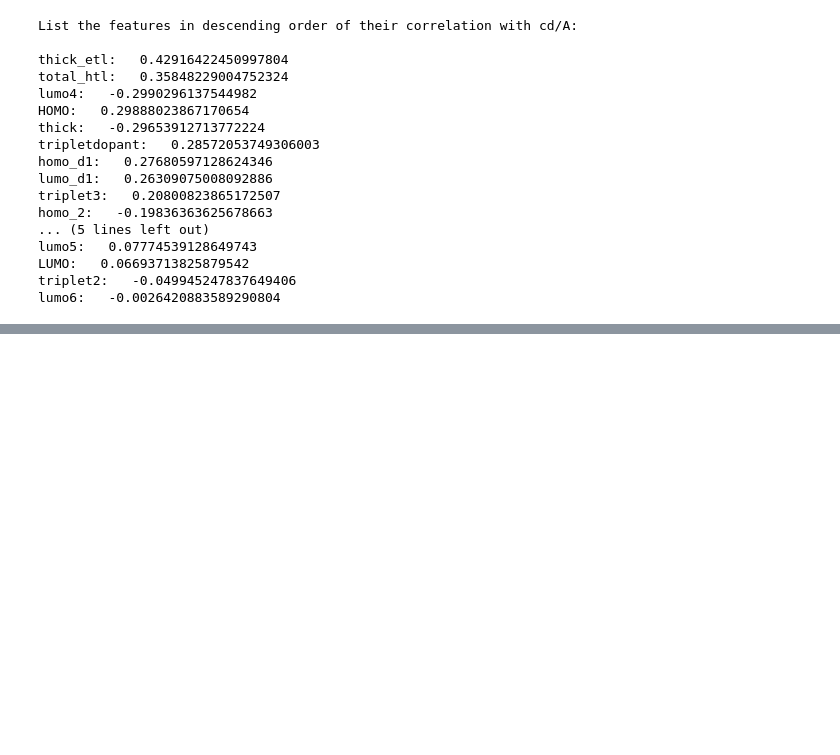
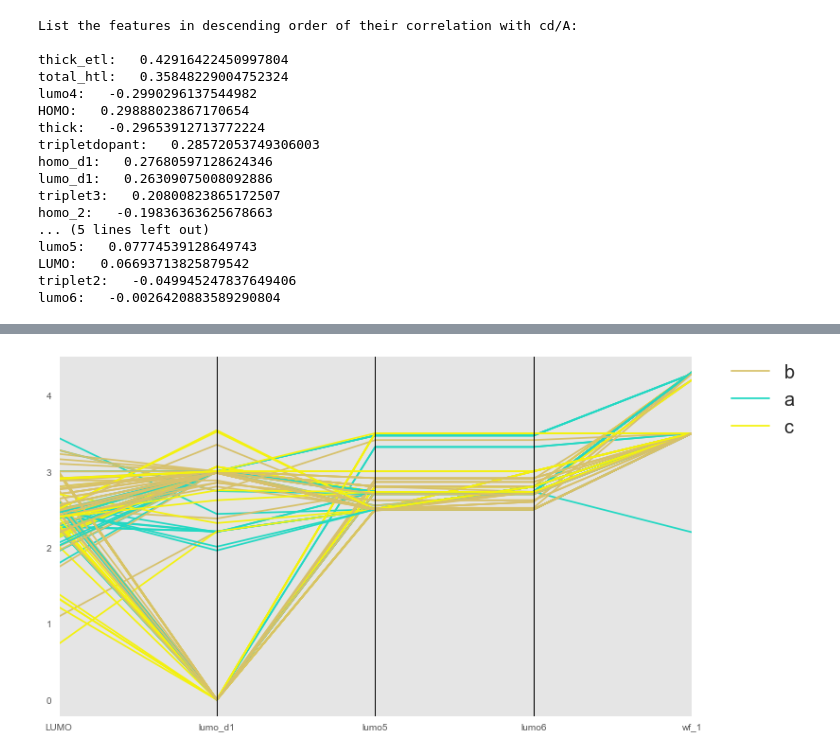
Before and after one commit to asyrafjanai/OLED-model, a Jupyter notebook: 1.4 - features extend side.ipynb, the cells around one changed output, grey strips where cells are left out. Saved outputs shown, nothing was run; the diff lists cells and outputs as text; code cells hidden in the pictures; blank space fills up the shorter version.

```diff
--- a/1.4 - features extend side.ipynb
+++ b/1.4 - features extend side.ipynb
@@ -165,0 +180,12 @@ plt.show()
+# %%
+# parallel coordinate
+X = df[ ['LUMO'] + ['lumo_d1'] + ['lumo5']+ ['lumo6'] + ['label'] + ['wf_1']]
+
+plt.rcParams['figure.figsize'] = (12,7)
+params = {'legend.fontsize': 20, 'legend.loc':'best'}
+plt.rcParams.update(params)
+parallel_coordinates(X, 'label')
+plt.legend(bbox_to_anchor=(1.05, 1), loc=2, borderaxespad=0.)
+plt.show()
+# %% [output]
+[figure, added]
```
Also changed, not shown: parts of 16 cells of this notebook.
